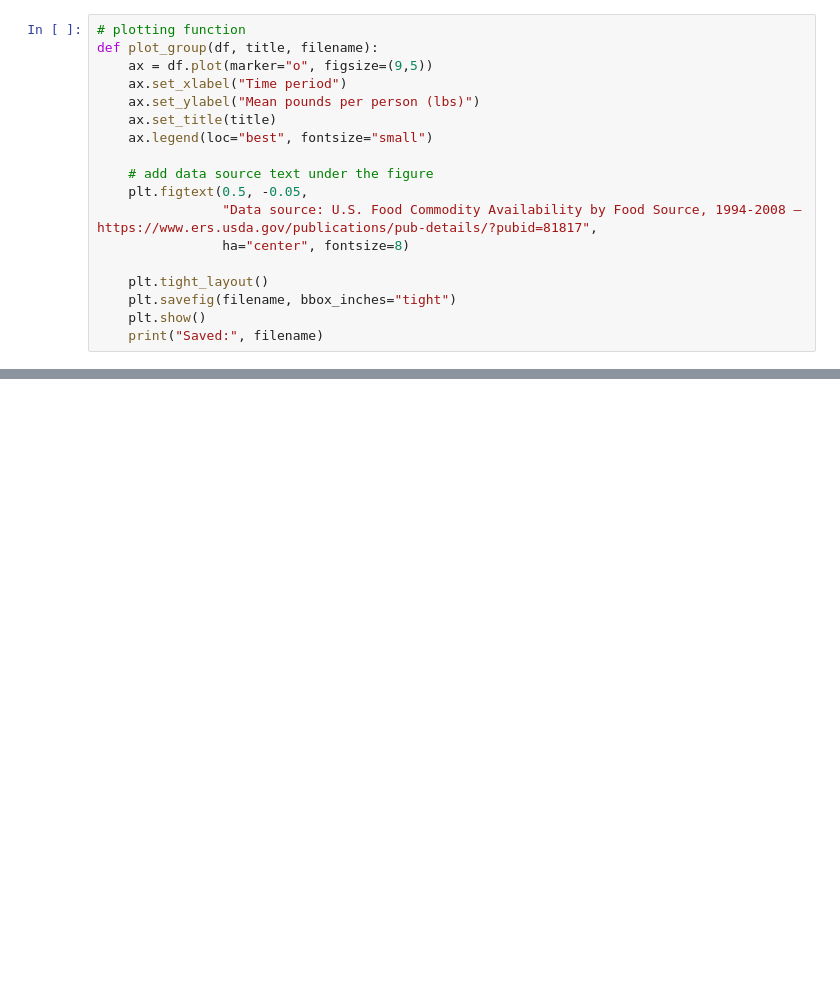
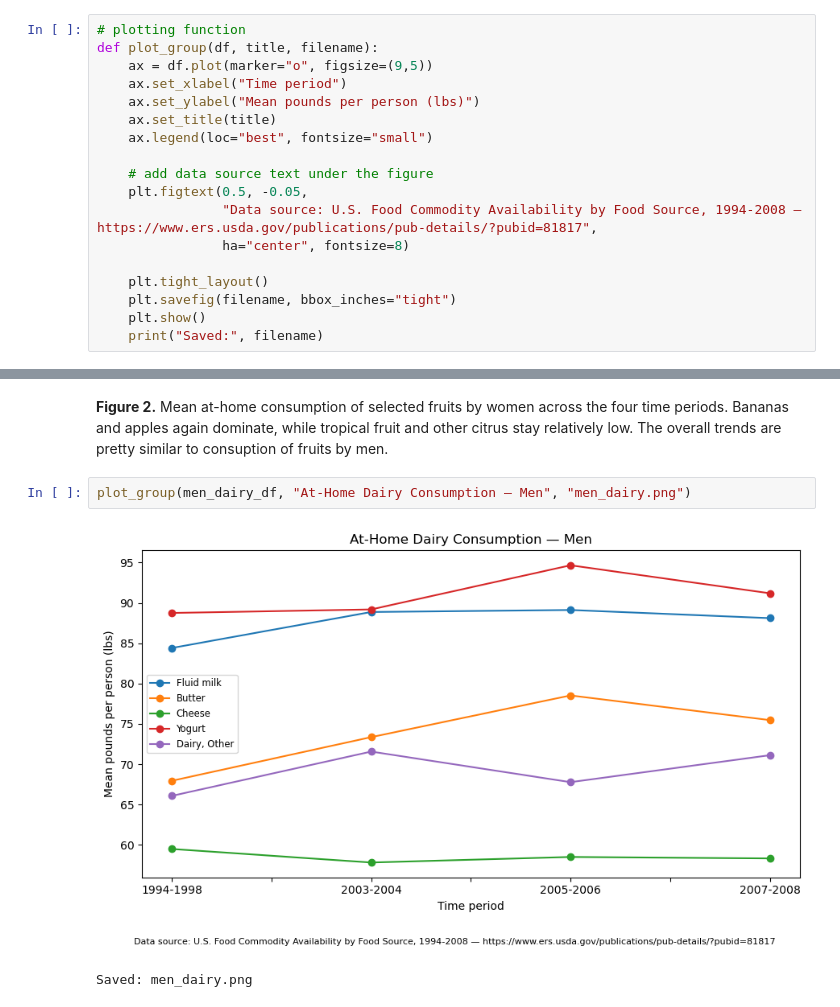
Before and after one commit to saanavig/CSc47400, a Jupyter notebook: Problem 1/linePlots.ipynb, the cells around one changed output, grey strips where cells are left out. Saved outputs shown, nothing was run; the diff lists cells and outputs as text; blank space fills up the shorter version.

```diff
--- a/Problem 1/linePlots.ipynb
+++ b/Problem 1/linePlots.ipynb
@@ -182,0 +196,7 @@ def plot_group(df, title, filename):
+# %% [markdown]
+**Figure 2.** Mean at-home consumption of selected fruits by women across the four time periods. Bananas and apples again dominate, while tropical fruit and other citrus stay relatively low. The overall trends are pretty similar to consuption of fruits by men.
+# %%
+plot_group(men_dairy_df, "At-Home Dairy Consumption — Men", "men_dairy.png")
+# %% [output]
+[figure, added]
+Saved: men_dairy.png
```
Also changed, not shown: parts of 7 cells of this notebook, 8 other files.
